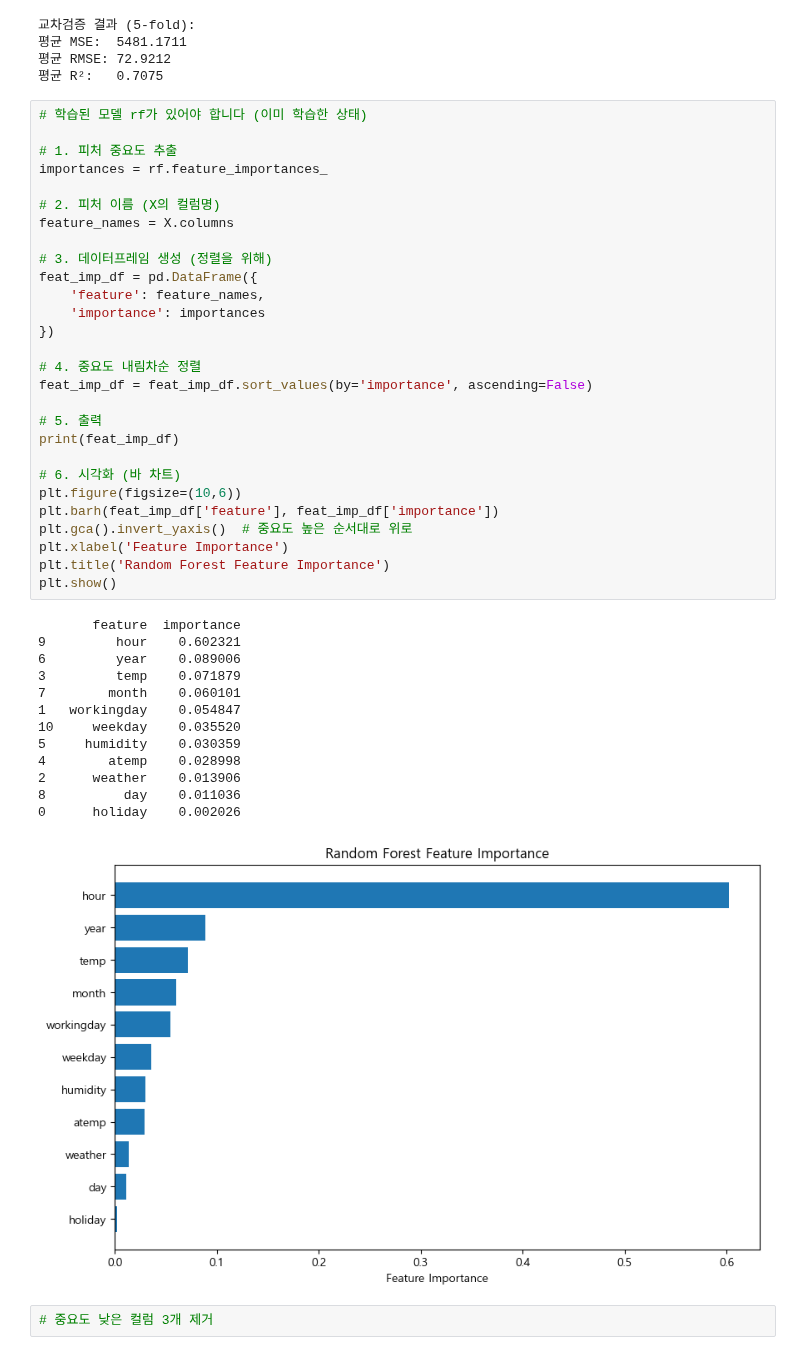
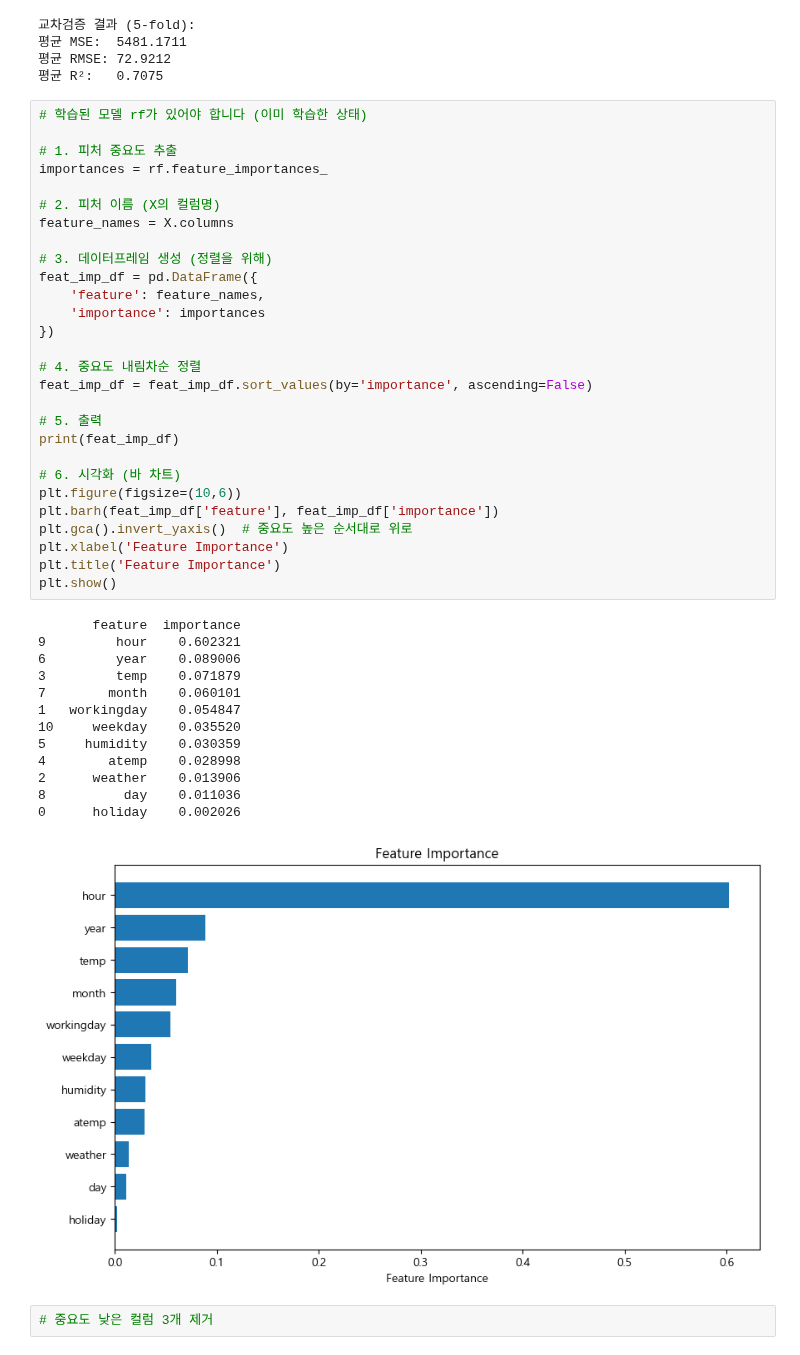
Before and after one commit to zdeik/hipython_rep, a Jupyter notebook: 회귀예측모델_자전거대여량예측하기/39.bike대여량예측모델.ipynb, the cells around one changed output. Drawn from its saved outputs; the diff is of its cells as text.

```diff
--- a/회귀예측모델_자전거대여량예측하기/39.bike대여량예측모델.ipynb
+++ b/회귀예측모델_자전거대여량예측하기/39.bike대여량예측모델.ipynb
@@ -292,35 +292,35 @@ feature_names = X.columns
 feat_imp_df = pd.DataFrame({
     'feature': feature_names,
     'importance': importances
 })
 
 # 4. 중요도 내림차순 정렬
 feat_imp_df = feat_imp_df.sort_values(by='importance', ascending=False)
 
 # 5. 출력
 print(feat_imp_df)
 
 # 6. 시각화 (바 차트)
 plt.figure(figsize=(10,6))
 plt.barh(feat_imp_df['feature'], feat_imp_df['importance'])
 plt.gca().invert_yaxis()  # 중요도 높은 순서대로 위로
 plt.xlabel('Feature Importance')
-plt.title('Random Forest Feature Importance')
+plt.title('Feature Importance')
 plt.show()
 # %% [output]
        feature  importance
 9         hour    0.602321
 6         year    0.089006
 3         temp    0.071879
 7        month    0.060101
 1   workingday    0.054847
 10     weekday    0.035520
 5     humidity    0.030359
 4        atemp    0.028998
 2      weather    0.013906
 8          day    0.011036
 0      holiday    0.002026
-[figure, old version]
+[figure, new version]
 # %%
 # 중요도 낮은 컬럼 3개 제거
 # %%
```
Also changed, not shown: parts of 14 cells of this notebook, 2 other files.
